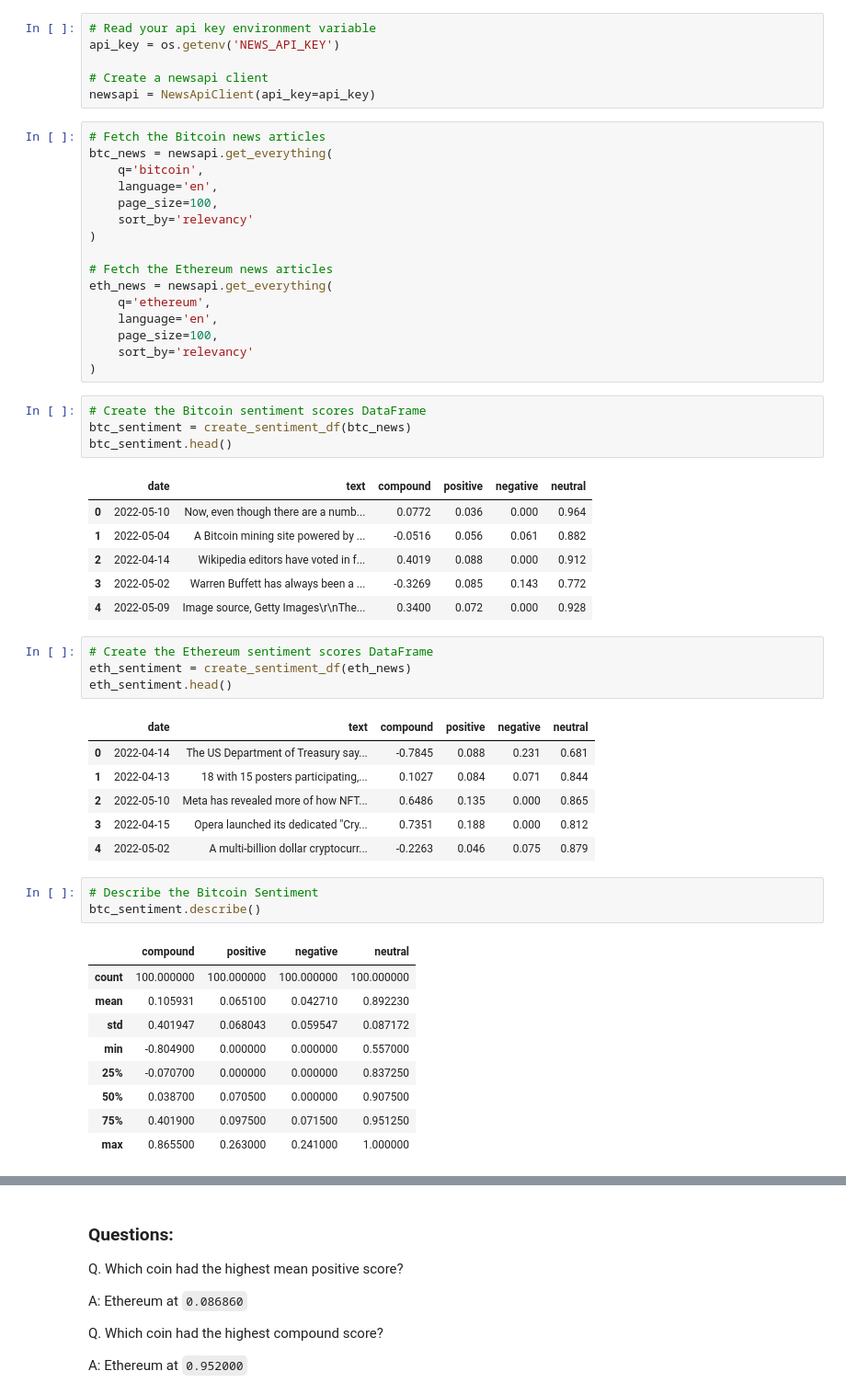
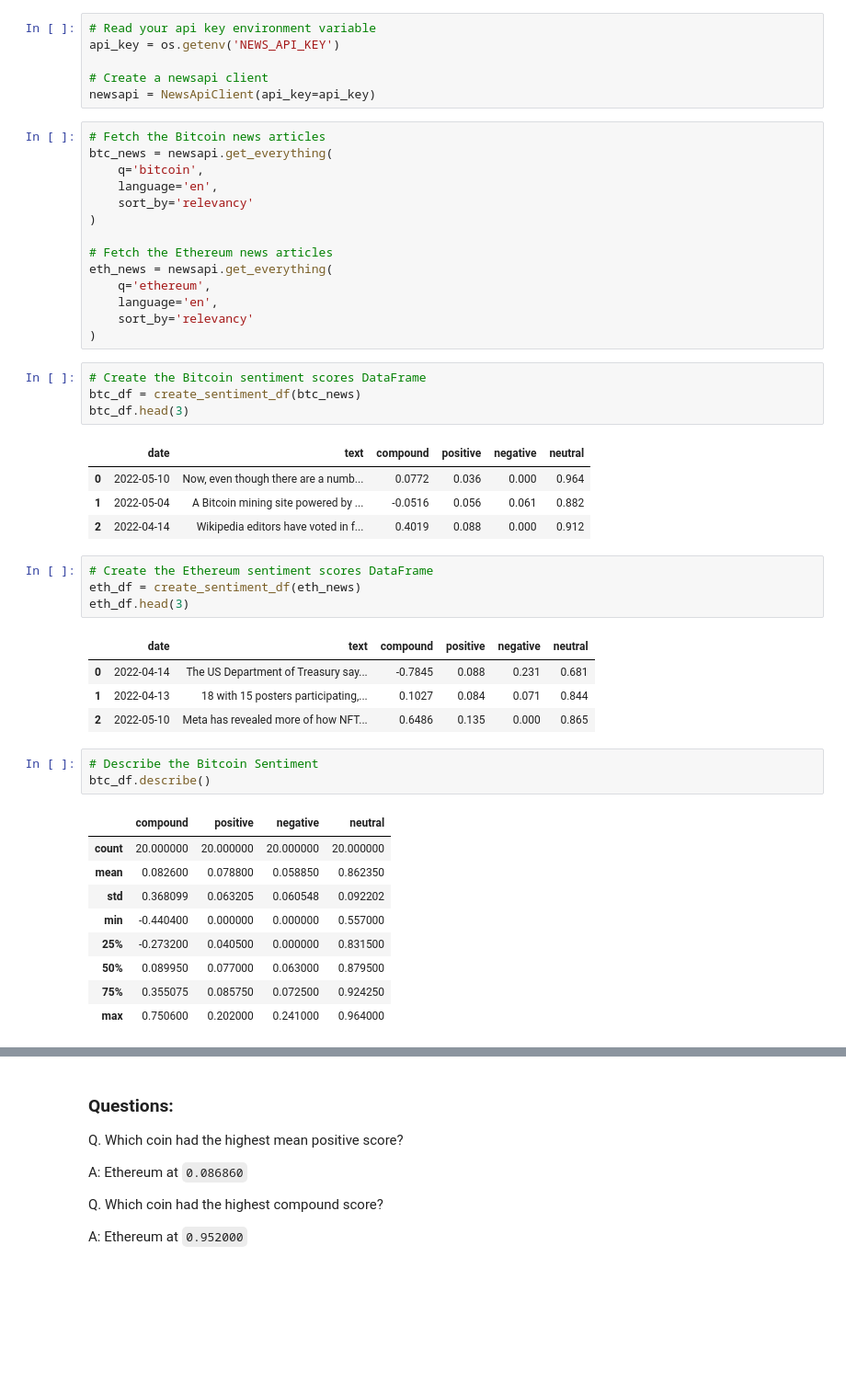
Before and after one commit to adamgulyas/btc-eth-sentiment-analysis, a Jupyter notebook: crypto_sentiment.ipynb, the cells around one changed output, grey strips where cells are left out. Shown at 92% size. Cells and saved outputs as stored; diff of their text form; blank space fills up the shorter version.

```diff
--- a/crypto_sentiment.ipynb
+++ b/crypto_sentiment.ipynb
@@ -76,7 +78,6 @@ newsapi = NewsApiClient(api_key=api_key)
 btc_news = newsapi.get_everything(
     q='bitcoin',
     language='en',
-    page_size=100,
     sort_by='relevancy'
 )
 
@@ -84,43 +85,38 @@ btc_news = newsapi.get_everything(
 eth_news = newsapi.get_everything(
     q='ethereum',
     language='en',
-    page_size=100,
     sort_by='relevancy'
 )
 # %%
 # Create the Bitcoin sentiment scores DataFrame
-btc_sentiment = create_sentiment_df(btc_news)
-btc_sentiment.head()
+btc_df = create_sentiment_df(btc_news)
+btc_df.head(3)
 # %% [output]
 |  | date | text | compound | positive | negative | neutral |
 | 0 | 2022-05-10 | Now, even though there are a numb... | 0.0772 | 0.036 | 0.000 | 0.964 |
 | 1 | 2022-05-04 | A Bitcoin mining site powered by ... | -0.0516 | 0.056 | 0.061 | 0.882 |
 | 2 | 2022-04-14 | Wikipedia editors have voted in f... | 0.4019 | 0.088 | 0.000 | 0.912 |
-| 3 | 2022-05-02 | Warren Buffett has always been a ... | -0.3269 | 0.085 | 0.143 | 0.772 |
-| 4 | 2022-05-09 | Image source, Getty Images\r\nThe... | 0.3400 | 0.072 | 0.000 | 0.928 |
 # %%
 # Create the Ethereum sentiment scores DataFrame
-eth_sentiment = create_sentiment_df(eth_news)
-eth_sentiment.head()
+eth_df = create_sentiment_df(eth_news)
+eth_df.head(3)
 # %% [output]
 |  | date | text | compound | positive | negative | neutral |
 | 0 | 2022-04-14 | The US Department of Treasury say... | -0.7845 | 0.088 | 0.231 | 0.681 |
 | 1 | 2022-04-13 | 18 with 15 posters participating,... | 0.1027 | 0.084 | 0.071 | 0.844 |
 | 2 | 2022-05-10 | Meta has revealed more of how NFT... | 0.6486 | 0.135 | 0.000 | 0.865 |
-| 3 | 2022-04-15 | Opera launched its dedicated "Cry... | 0.7351 | 0.188 | 0.000 | 0.812 |
-| 4 | 2022-05-02 | A multi-billion dollar cryptocurr... | -0.2263 | 0.046 | 0.075 | 0.879 |
 # %%
 # Describe the Bitcoin Sentiment
-btc_sentiment.describe()
+btc_df.describe()
 # %% [output]
 |  | compound | positive | negative | neutral |
-| count | 100.000000 | 100.000000 | 100.000000 | 100.000000 |
-| mean | 0.105931 | 0.065100 | 0.042710 | 0.892230 |
-| std | 0.401947 | 0.068043 | 0.059547 | 0.087172 |
-| min | -0.804900 | 0.000000 | 0.000000 | 0.557000 |
-| 25% | -0.070700 | 0.000000 | 0.000000 | 0.837250 |
-| 50% | 0.038700 | 0.070500 | 0.000000 | 0.907500 |
-| 75% | 0.401900 | 0.097500 | 0.071500 | 0.951250 |
-| max | 0.865500 | 0.263000 | 0.241000 | 1.000000 |
+| count | 20.000000 | 20.000000 | 20.000000 | 20.000000 |
+| mean | 0.082600 | 0.078800 | 0.058850 | 0.862350 |
+| std | 0.368099 | 0.063205 | 0.060548 | 0.092202 |
+| min | -0.440400 | 0.000000 | 0.000000 | 0.557000 |
+| 25% | -0.273200 | 0.040500 | 0.000000 | 0.831500 |
+| 50% | 0.089950 | 0.077000 | 0.063000 | 0.879500 |
+| 75% | 0.355075 | 0.085750 | 0.072500 | 0.924250 |
+| max | 0.750600 | 0.202000 | 0.241000 | 0.964000 |
 # %%
 # Describe the Ethereum Sentiment
```
Also changed, not shown: parts of 16 cells of this notebook.
